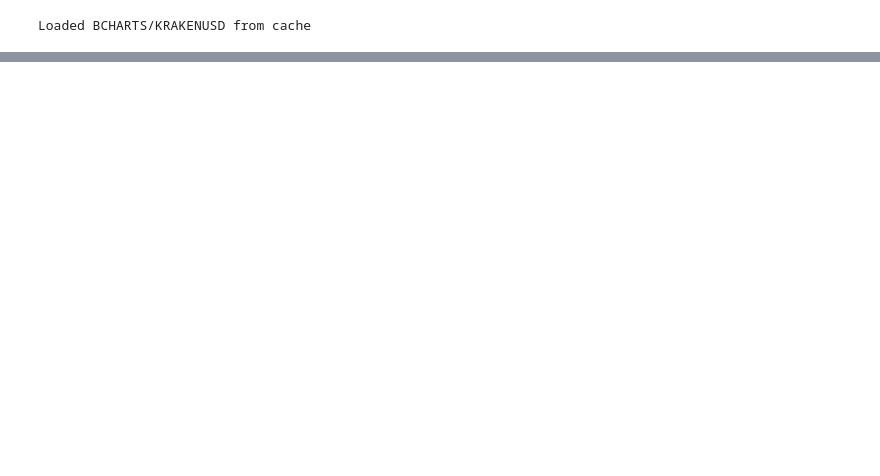
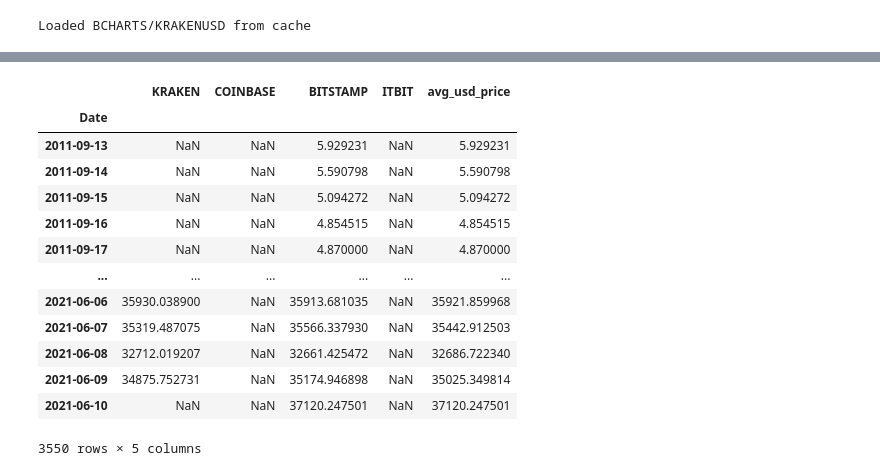
Before and after one commit to alistair0111/btcVisualizer, a Jupyter notebook: main.ipynb, the cells around one changed output, grey strips where cells are left out. Drawn from its saved outputs; the diff is of its cells as text; code cells hidden in the pictures; blank space fills up the shorter version.

```diff
--- a/main.ipynb
+++ b/main.ipynb
@@ -28,0 +44,10 @@ Loaded BCHARTS/KRAKENUSD from cache
+# %%
+exchanges = ['COINBASE', 'BITSTAMP', 'ITBIT']
+
+exchange_data = {}
+exchange_data['KRAKEN'] = btc_usd_kraken
+
+for exchange in exchanges:
+    exchange_code = 'BCHARTS/{}USD'.format(exchange)
+    btc_exchange_df = get_quandl_data(exchange_code)
+    exchange_data[exchange] = btc_exchange_df
@@ -28,0 +78,8 @@ Loaded BCHARTS/KRAKENUSD from cache
+# %%
+def merge_df(dataframes, labels, col):
+    series_dict = {}
+    for index in range(len(dataframes)):
+        series_dict[labels[index]] = dataframes[index][col]
+    return pd.DataFrame(series_dict)
+# %%
+btc_usd_df = merge_df(list(exchange_data.values()), list(exchange_data.keys()), 'Weighted Price')
@@ -28,0 +118,18 @@ Loaded BCHARTS/KRAKENUSD from cache
+# %%
+btc_usd_df['avg_usd_price'] = btc_usd_df.mean(axis=1)
+btc_usd_df
+# %% [output]
+|  | KRAKEN | COINBASE | BITSTAMP | ITBIT | avg_usd_price |
+| Date |  |  |  |  |  |
+| 2011-09-13 | NaN | NaN | 5.929231 | NaN | 5.929231 |
+| 2011-09-14 | NaN | NaN | 5.590798 | NaN | 5.590798 |
+| 2011-09-15 | NaN | NaN | 5.094272 | NaN | 5.094272 |
+| 2011-09-16 | NaN | NaN | 4.854515 | NaN | 4.854515 |
+| 2011-09-17 | NaN | NaN | 4.870000 | NaN | 4.870000 |
+| ... | ... | ... | ... | ... | ... |
+| 2021-06-06 | 35930.038900 | NaN | 35913.681035 | NaN | 35921.859968 |
+| 2021-06-07 | 35319.487075 | NaN | 35566.337930 | NaN | 35442.912503 |
+| 2021-06-08 | 32712.019207 | NaN | 32661.425472 | NaN | 32686.722340 |
+| 2021-06-09 | 34875.752731 | NaN | 35174.946898 | NaN | 35025.349814 |
+| 2021-06-10 | NaN | NaN | 37120.247501 | NaN | 37120.247501 |
+3550 rows × 5 columns
```
Also changed, not shown: parts of 8 cells of this notebook, 3 other files.
